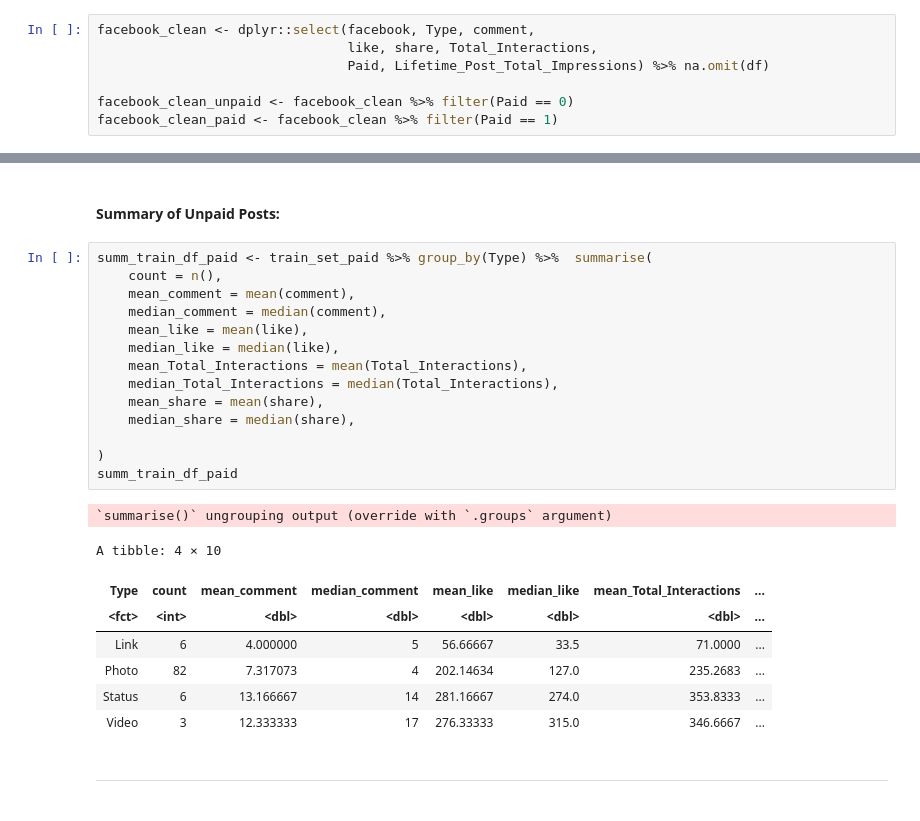
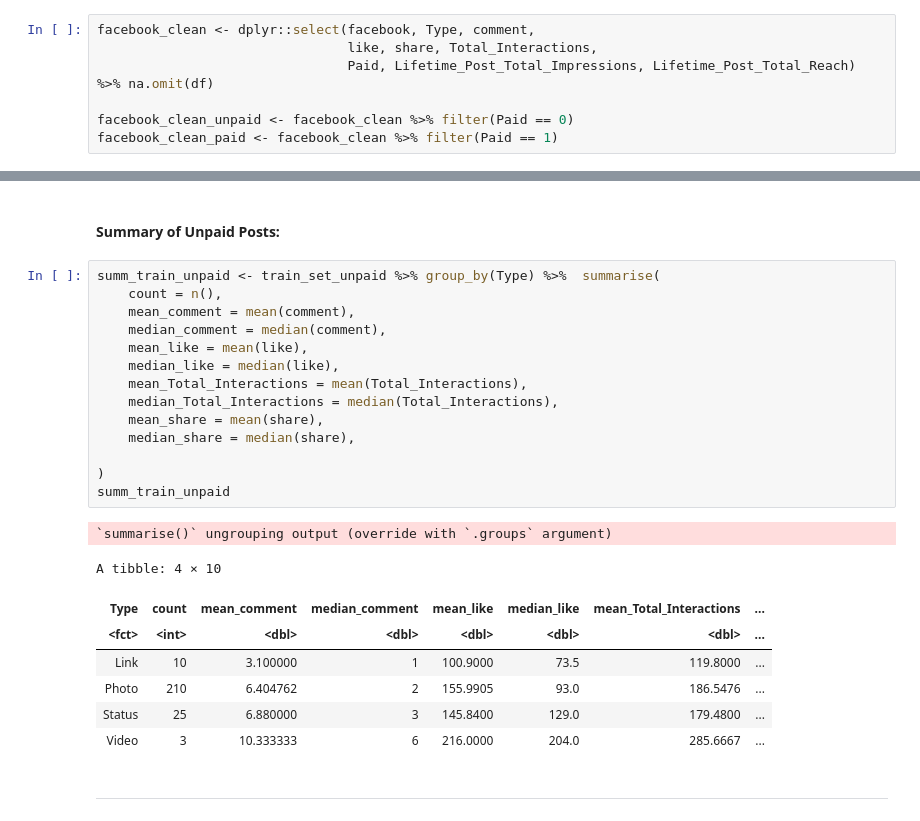
Before and after one commit to calamari99/Facebook-Post-Predictor, a Jupyter notebook: main.ipynb, the cells around one changed output, grey strips where cells are left out. Saved outputs shown, nothing was run; the diff lists cells and outputs as text.

```diff
--- a/main.ipynb
+++ b/main.ipynb
@@ -133,7 +129,7 @@ We will consider removing data points that are missing values if enough data is
 # %%
 facebook_clean <- dplyr::select(facebook, Type, comment,
                                 like, share, Total_Interactions,
-                                Paid, Lifetime_Post_Total_Impressions) %>% na.omit(df)
+                                Paid, Lifetime_Post_Total_Impressions, Lifetime_Post_Total_Reach) %>% na.omit(df)
 
 facebook_clean_unpaid <- facebook_clean %>% filter(Paid == 0)
 facebook_clean_paid <- facebook_clean %>% filter(Paid == 1)
@@ -257,27 +253,27 @@ ERROR: Error in eval(lhs, parent, parent): object 'training_set' not found
 # %% [markdown]
 #### Summary of Unpaid Posts:
 # %%
-summ_train_df_paid <- train_set_paid %>% group_by(Type) %>%  summarise(
+summ_train_unpaid <- train_set_unpaid %>% group_by(Type) %>%  summarise(
     count = n(),
     mean_comment = mean(comment),
     median_comment = median(comment),
     mean_like = mean(like),
     median_like = median(like),
     mean_Total_Interactions = mean(Total_Interactions),
     median_Total_Interactions = median(Total_Interactions),
     mean_share = mean(share),
     median_share = median(share),
 
 )
-summ_train_df_paid
+summ_train_unpaid
 # %% [output]
 `summarise()` ungrouping output (override with `.groups` argument)
 A tibble: 4 × 10
 | Type | count | mean_comment | median_comment | mean_like | median_like | mean_Total_Interactions | ... |
 | <fct> | <int> | <dbl> | <dbl> | <dbl> | <dbl> | <dbl> | ... |
-| Link | 6 | 4.000000 | 5 | 56.66667 | 33.5 | 71.0000 | ... |
-| Photo | 82 | 7.317073 | 4 | 202.14634 | 127.0 | 235.2683 | ... |
-| Status | 6 | 13.166667 | 14 | 281.16667 | 274.0 | 353.8333 | ... |
-| Video | 3 | 12.333333 | 17 | 276.33333 | 315.0 | 346.6667 | ... |
+| Link | 10 | 3.100000 | 1 | 100.9000 | 73.5 | 119.8000 | ... |
+| Photo | 210 | 6.404762 | 2 | 155.9905 | 93.0 | 186.5476 | ... |
+| Status | 25 | 6.880000 | 3 | 145.8400 | 129.0 | 179.4800 | ... |
+| Video | 3 | 10.333333 | 6 | 216.0000 | 204.0 | 285.6667 | ... |
 # %% [markdown]
 ---------------------------------------------------------------------------------------------------------
```
Also changed, not shown: parts of 20 cells of this notebook.
